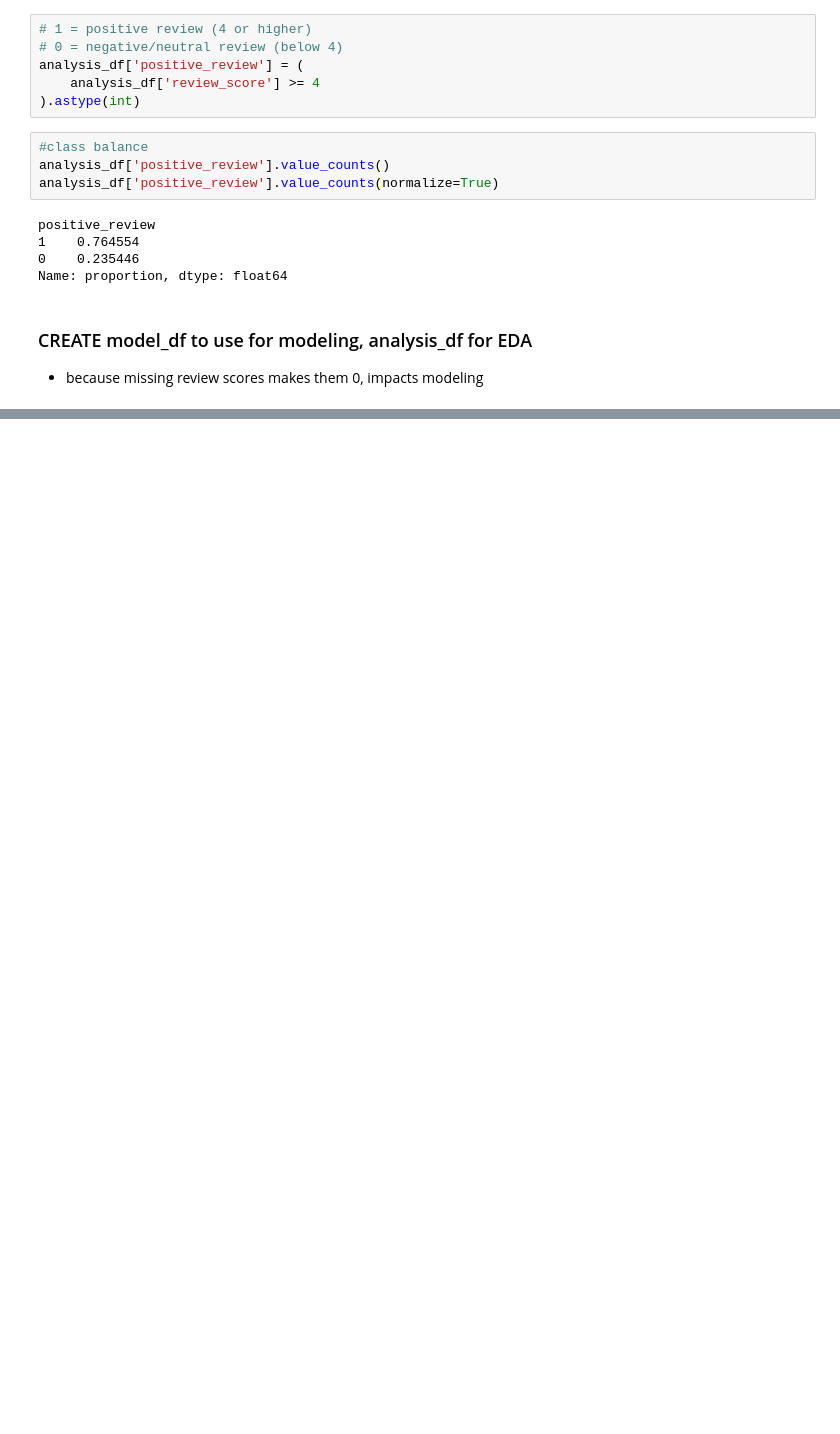
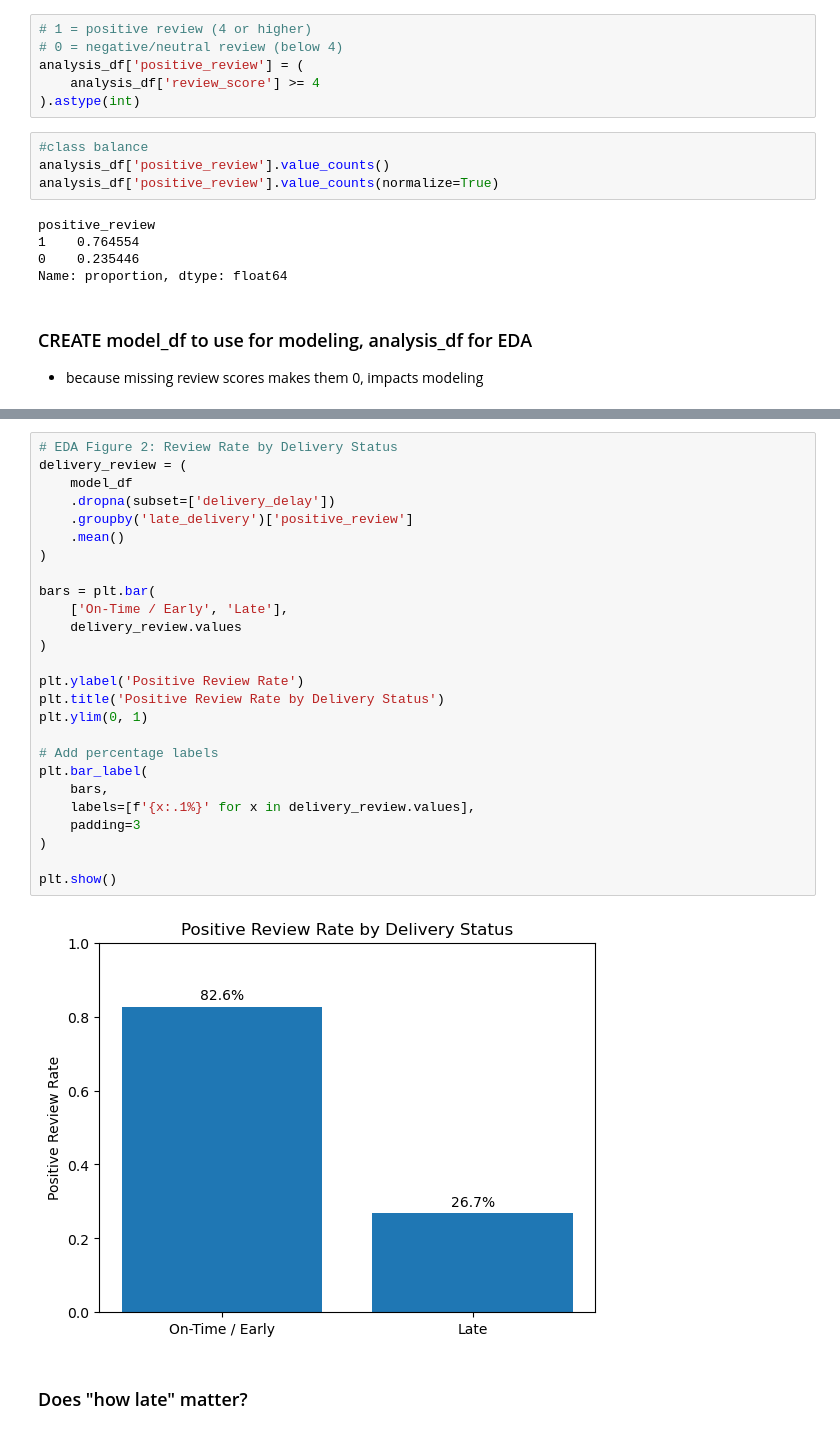
Before and after one commit to evz18/retail-analytics-capstone, a Jupyter notebook: olist/Olist_dataset.ipynb, the cells around one changed output, grey strips where cells are left out. Drawn from its saved outputs; the diff is of its cells as text; blank space fills up the shorter version.

```diff
--- a/olist/Olist_dataset.ipynb
+++ b/olist/Olist_dataset.ipynb
@@ -538,0 +619,30 @@ model_df['positive_review'] = (
+# %%
+# EDA Figure 2: Review Rate by Delivery Status
+delivery_review = (
+    model_df
+    .dropna(subset=['delivery_delay'])
+    .groupby('late_delivery')['positive_review']
+    .mean()
+)
+
+bars = plt.bar(
+    ['On-Time / Early', 'Late'],
+    delivery_review.values
+)
+
+plt.ylabel('Positive Review Rate')
+plt.title('Positive Review Rate by Delivery Status')
+plt.ylim(0, 1)
+
+# Add percentage labels
+plt.bar_label(
+    bars,
+    labels=[f'{x:.1%}' for x in delivery_review.values],
+    padding=3
+)
+
+plt.show()
+# %% [output]
+[figure, added]
+# %% [markdown]
+### Does "how late" matter?
```
Also changed, not shown: parts of 63 cells of this notebook.
